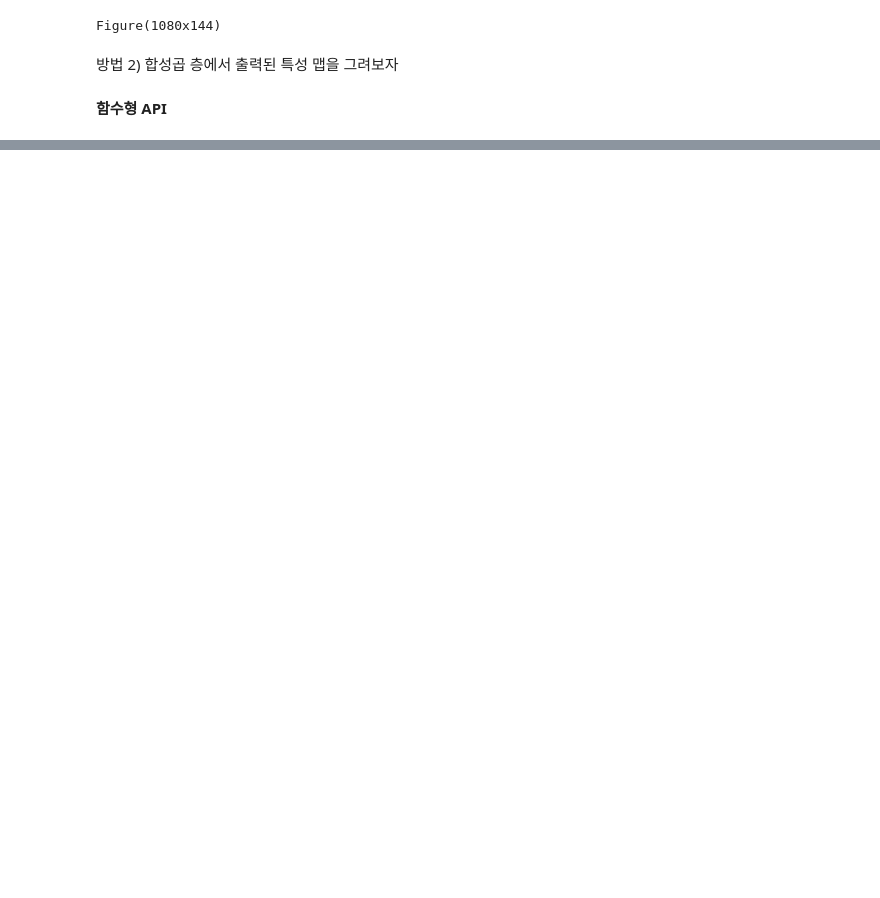
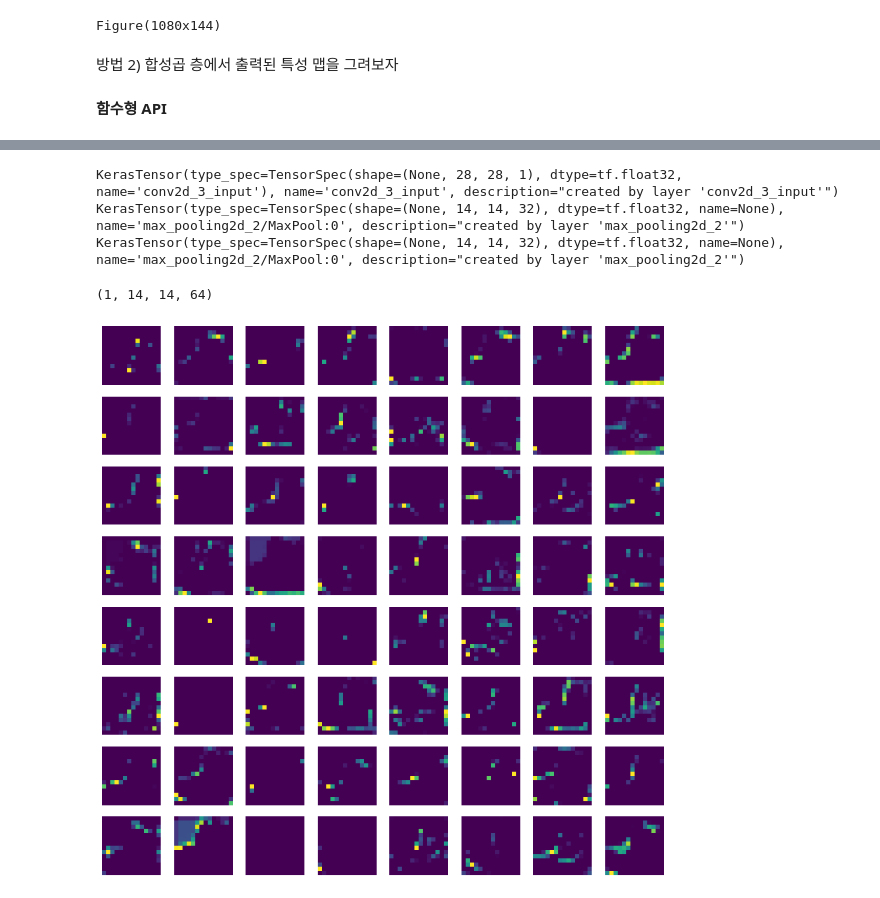
Before and after one commit to dong-tak123/BigAI, a Jupyter notebook: 혼자 공부하는 머신러닝/Chapter8_이미지를_위한_인공_신경망.ipynb, the cells around one changed output, grey strips where cells are left out. Drawn from its saved outputs; the diff is of its cells as text; code cells hidden in the pictures; blank space fills up the shorter version.

```diff
--- a/혼자 공부하는 머신러닝/Chapter8_이미지를_위한_인공_신경망.ipynb
+++ b/혼자 공부하는 머신러닝/Chapter8_이미지를_위한_인공_신경망.ipynb
@@ -471,0 +549,40 @@ Figure(1080x144)
+# %%
+#두 번째 합성곱 층의 특성 맵도 같은 방식으로 확인가능..
+
+conv2_acti = keras.Model(model.input, model.layers[2].output)
+#의문.. 꼭 첫번째 출력만 넣어야 할까..? 첫번째 풀링층의 출력을 입력으로 넣으면 두번째 합성곱층의 가중치만을 그릴수 있지 않을까?
+
+inputs = train_input[0:1].reshape(-1,28,28,1)/255.0
+feature_maps = conv2_acti.predict(inputs)
+# %%
+"""
+풀링층의 출력을 입력으로 삼고, 두번째 합성곱 층의 출력을 출력으로 삼는 새로운 모델을 만들자
+"""
+"""
+conv3_acti = keras.Model(model.layers[2].input, model.layers[2].output)
+feature_maps3 = conv3_acti.predict(inputs)
+이건 안되네..
+"""
+print(model.input)
+print(model.layers[1].output)
+print(model.layers[2].input)
+# 객체가 달라서 그런가..
+# %% [output]
+KerasTensor(type_spec=TensorSpec(shape=(None, 28, 28, 1), dtype=tf.float32, name='conv2d_3_input'), name='conv2d_3_input', description="created by layer 'conv2d_3_input'")
+KerasTensor(type_spec=TensorSpec(shape=(None, 14, 14, 32), dtype=tf.float32, name=None), name='max_pooling2d_2/MaxPool:0', description="created by layer 'max_pooling2d_2'")
+KerasTensor(type_spec=TensorSpec(shape=(None, 14, 14, 32), dtype=tf.float32, name=None), name='max_pooling2d_2/MaxPool:0', description="created by layer 'max_pooling2d_2'")
+# %%
+#크기를 확인해보자..
+print(feature_maps.shape)
+#(배치차원, 풀링 후 크기, 풀링 후 크기, 특성맵 깊이)
+# %% [output]
+(1, 14, 14, 64)
+# %%
+fig, axs = plt.subplots(8,8,figsize=(12,12))
+for i in range(8):
+    for j in range(8):
+        axs[i,j].imshow(feature_maps[0,:,:,i*8+j])
+        axs[i,j].axis('off')
+plt.show()
+# %% [output]
+[figure, added]
```
Also changed, not shown: parts of 32 cells of this notebook.
